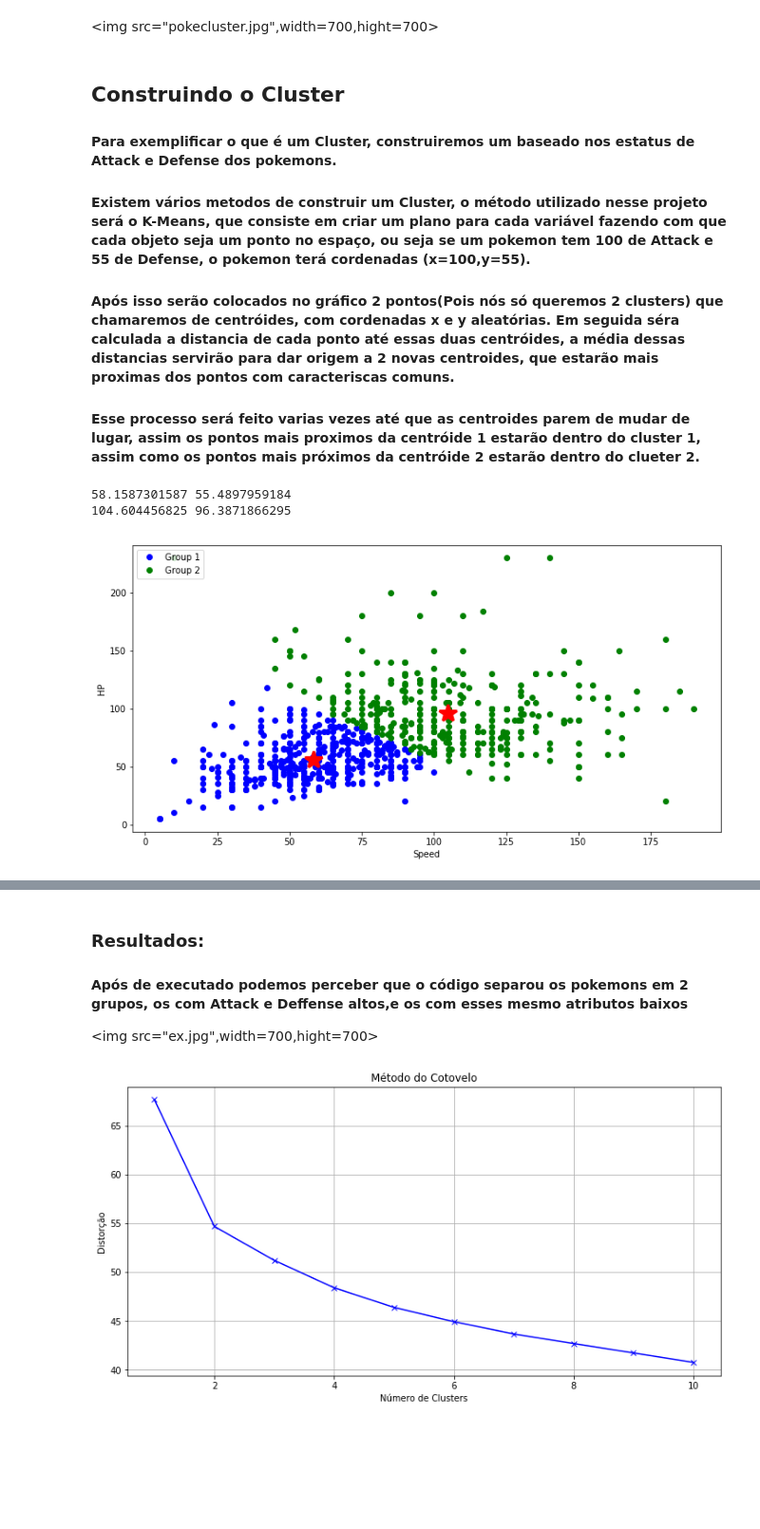
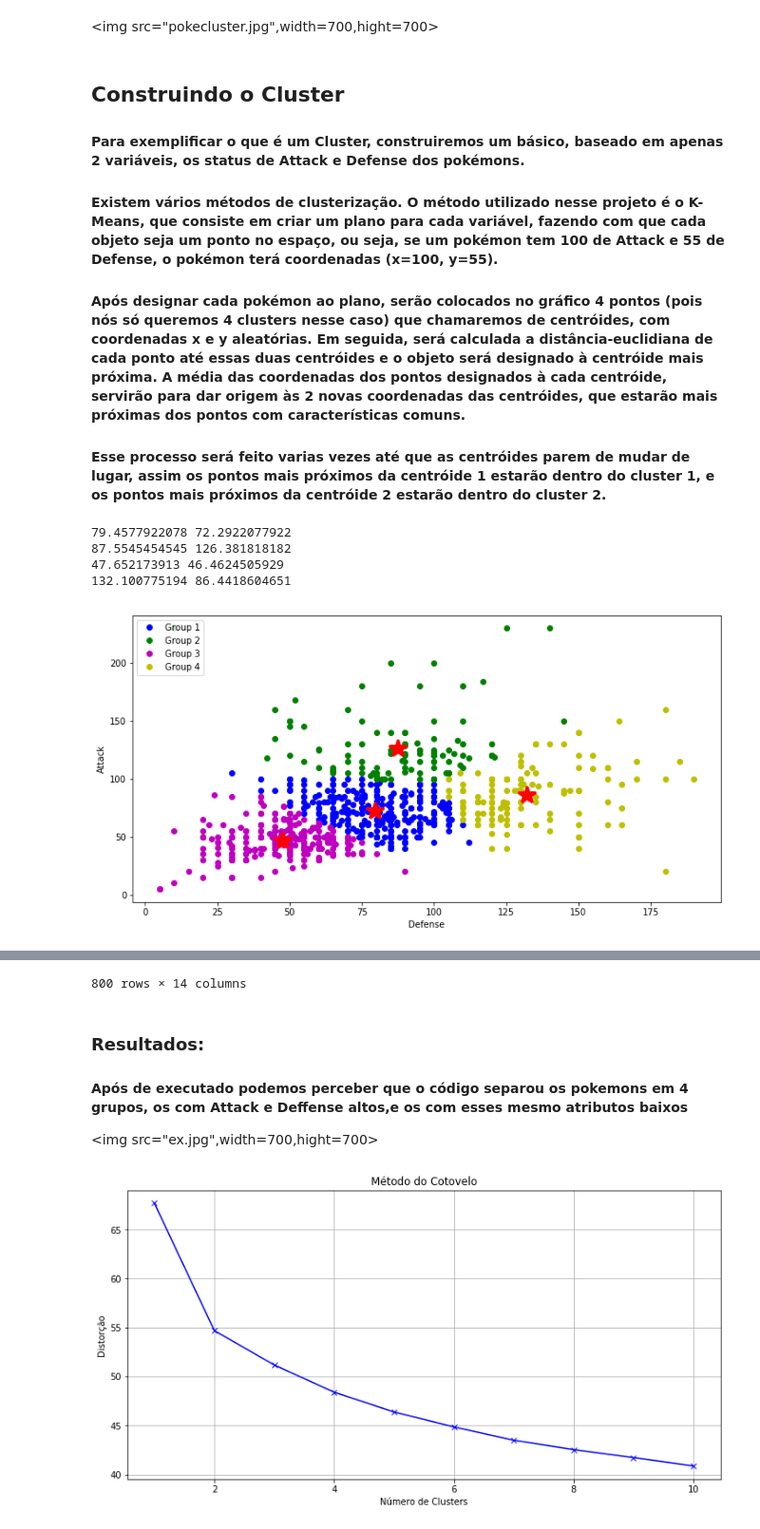
Before and after one commit to LucasVaz97/Ciencia-dos-Dados, a Jupyter notebook: Projeto_3/PokeCluster.ipynb, the cells around one changed output, grey strips where cells are left out. Shown at 95% size. Saved outputs shown, nothing was run; the diff lists cells and outputs as text; code cells hidden in the pictures; blank space fills up the shorter version.

```diff
--- a/Projeto_3/PokeCluster.ipynb
+++ b/Projeto_3/PokeCluster.ipynb
@@ -13,53 +13,73 @@ pokedados=pd.read_csv("Pokemon.csv")
 pd.options.mode.chained_assignment = None
 # %% [markdown]
 ## Construindo o Cluster
-#### Para exemplificar o que é um Cluster, construiremos um baseado nos estatus de Attack e Defense dos pokemons.
-#### Existem vários metodos de construir um Cluster, o método utilizado nesse projeto será o K-Means, que consiste em criar um plano para cada variável fazendo com que cada objeto seja um ponto no espaço, ou seja se um pokemon tem 100 de Attack e 55 de Defense, o pokemon terá cordenadas (x=100,y=55).
-#### Após isso serão colocados no gráfico 2 pontos(Pois nós só queremos 2 clusters) que chamaremos de centróides, com cordenadas x e y aleatórias. Em seguida séra calculada a distancia de cada ponto até essas duas centróides, a média dessas distancias servirão para dar origem a 2 novas centroides, que estarão mais proximas dos pontos com caracteriscas comuns.
-#### Esse processo será feito varias vezes até que as centroides parem de mudar de lugar, assim os pontos mais proximos da centróide 1 estarão dentro do cluster 1, assim como os pontos mais próximos da centróide 2 estarão dentro do clueter 2.
+#### Para exemplificar o que é um Cluster, construiremos um básico, baseado em apenas 2 variáveis, os status de Attack e Defense dos pokémons.
+#### Existem vários métodos de clusterização. O método utilizado nesse projeto é o K-Means, que consiste em criar um plano para cada variável, fazendo com que cada objeto seja um ponto no espaço, ou seja, se um pokémon tem 100 de Attack e 55 de Defense, o pokémon terá coordenadas (x=100, y=55).
+#### Após designar cada pokémon ao plano, serão colocados no gráfico 4 pontos (pois nós só queremos 4 clusters nesse caso) que chamaremos de centróides, com coordenadas x e y aleatórias. Em seguida, será calculada a distância-euclidiana de cada ponto até essas duas centróides e o objeto será designado à centróide mais próxima. A média das coordenadas dos pontos designados à cada centróide, servirão para dar origem às 2 novas coordenadas das centróides, que estarão mais próximas dos pontos com características comuns.
+#### Esse processo será feito varias vezes até que as centróides parem de mudar de lugar, assim os pontos mais próximos da centróide 1 estarão dentro do cluster 1, e os pontos mais próximos da centróide 2 estarão dentro do cluster 2.
 # %%
 def ClusterKmeansEx(dataframe):
     f1 = dataframe['Attack'].values
     f2 = dataframe['Defense'].values
     X=np.array(list(zip(f1,f2))).reshape(len(f1),2)
-    kmeans = KMeans(n_clusters=2).fit(X)
+    kmeans = KMeans(n_clusters=4).fit(X)
     x= kmeans.fit_predict(X)
     for i,j in enumerate(dataframe.index):
         dataframe.loc[j,"Group"]=""
         if x[i] == 0:
             dataframe.loc[j,"Group"]="Group 1"
         if x[i] == 1:
             dataframe.loc[j,"Group"]="Group 2"
+        if x[i] == 2:
+            dataframe.loc[j,"Group"]="Group 3"
+        if x[i] == 3:
+            dataframe.loc[j,"Group"]="Group 4"
 
-    return dataframe
+
+
+    return dataframe,X,kmeans,x
 
 
 f1 = pokedados['Attack'].values
 f2 = pokedados['Defense'].values
-X=np.array(list(zip(f1,f2))).reshape(len(f1),2)
-x= kmeans.fit_predict
-kmeans = KMeans(n_clusters=2).fit(X)
+X=ClusterKmeansEx(pokedados)[1]
+kmeans = ClusterKmeansEx(pokedados)[2]
+x= ClusterKmeansEx(pokedados)[3]
 
 plt.figure()
 h1,=plt.plot(f1[kmeans.labels_==0],f2[kmeans.labels_==0],'bo')
 plt.plot(np.mean(f1[kmeans.labels_==0]),np.mean(f2[kmeans.labels_==0]),'r*',markersize=20,mew=3)
 # print centroid 1
 print(np.mean(f1[kmeans.labels_==0]),np.mean(f2[kmeans.labels_==0]))
+
 h2,=plt.plot(f1[kmeans.labels_==1],f2[kmeans.labels_==1],'go')
 plt.plot(np.mean(f1[kmeans.labels_==1]),np.mean(f2[kmeans.labels_==1]),'r*',markersize=20,mew=3)
 # print centroid 2
 print(np.mean(f1[kmeans.labels_==1]),np.mean(f2[kmeans.labels_==1]))
+
+h3,=plt.plot(f1[kmeans.labels_==2],f2[kmeans.labels_==2],'mo')
+plt.plot(np.mean(f1[kmeans.labels_==2]),np.mean(f2[kmeans.labels_==2]),'r*',markersize=20,mew=3)
+# print centroid 3
+print(np.mean(f1[kmeans.labels_==2]),np.mean(f2[kmeans.labels_==2]))
+
+h4,=plt.plot(f1[kmeans.labels_==3],f2[kmeans.labels_==3],'yo')
+plt.plot(np.mean(f1[kmeans.labels_==3]),np.mean(f2[kmeans.labels_==3]),'r*',markersize=20,mew=3)
+# print centroid 4
+print(np.mean(f1[kmeans.labels_==3]),np.mean(f2[kmeans.labels_==3]))
+
 plt.ylabel('Attack')
 plt.xlabel('Defense')
 
-plt.legend([h1,h2],['Group 1','Group 2'], loc='upper left')
+plt.legend([h1,h2,h3,h4],['Group 1','Group 2','Group 3','Group 4'], loc='upper left')
 plt.show()
 
-ClusterKmeansEx(pokedados).head(10)
+ClusterKmeansEx(pokedados)[0]
 # %% [output]
-58.1587301587 55.4897959184
-104.604456825 96.3871866295
+79.4577922078 72.2922077922
+87.5545454545 126.381818182
+47.652173913 46.4624505929
+132.100775194 86.4418604651
-[figure, old version]
+[figure, new version]
 |  | # | Name | Type 1 | Type 2 | Total | HP | Attack | Defense | Sp. Atk | Sp. Def | Speed | ... |
 | 0 | 1 | Bulbasaur | Grass | Poison | 318 | 45 | 49 | 49 | 65 | 65 | 45 | ... |
 | 1 | 2 | Ivysaur | Grass | Poison | 405 | 60 | 62 | 63 | 80 | 80 | 60 | ... |
@@ -74,6 +100,7 @@ ClusterKmeansEx(pokedados).head(10)
+800 rows × 14 columns
 # %% [markdown]
 ### Resultados:
-#### Após de executado podemos perceber que o código separou os pokemons em 2 grupos, os com Attack e Deffense altos,e os com esses mesmo atributos baixos
+#### Após de executado podemos perceber que o código separou os pokemons em 4 grupos, os com Attack e Deffense altos,e os com esses mesmo atributos baixos
 <img src="ex.jpg",width=700,hight=700>
 # %%
 def SetDataFrameType(dataframeN,type1,type2):                   #Retorna um DataFrame com os tipos desejados
```
Also changed, not shown: parts of 2 cells of this notebook.
